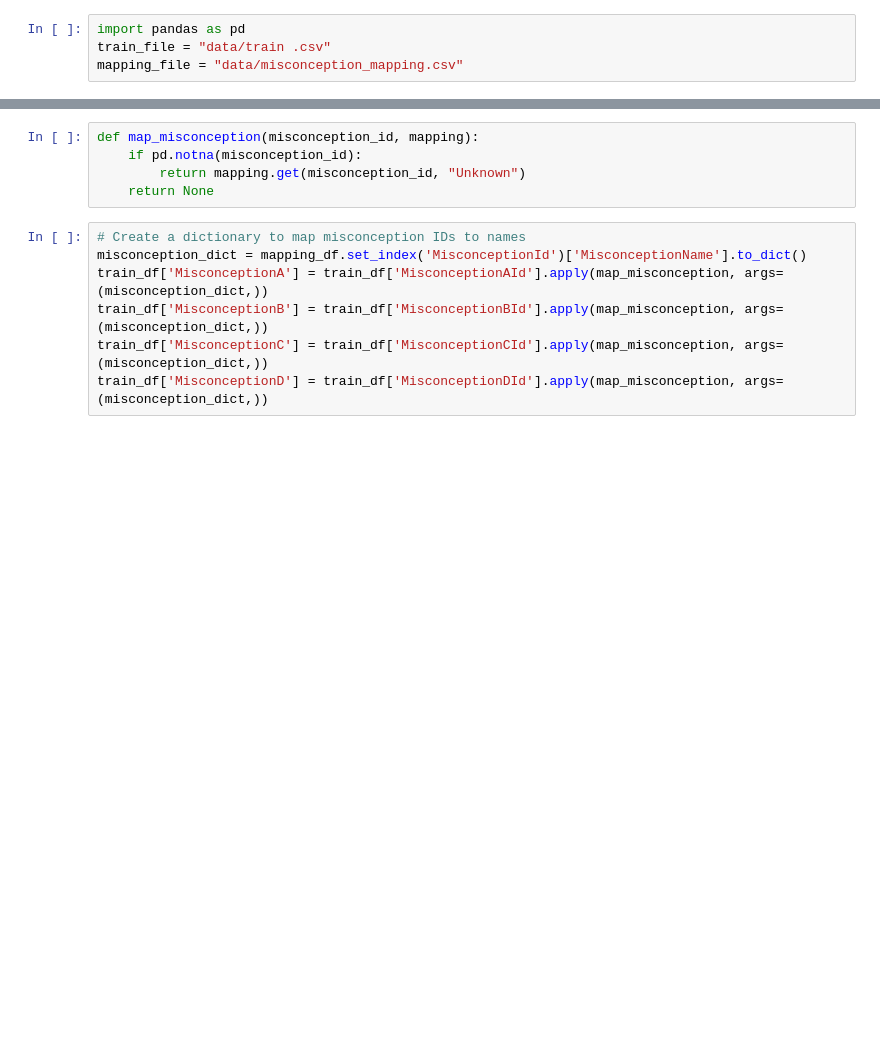
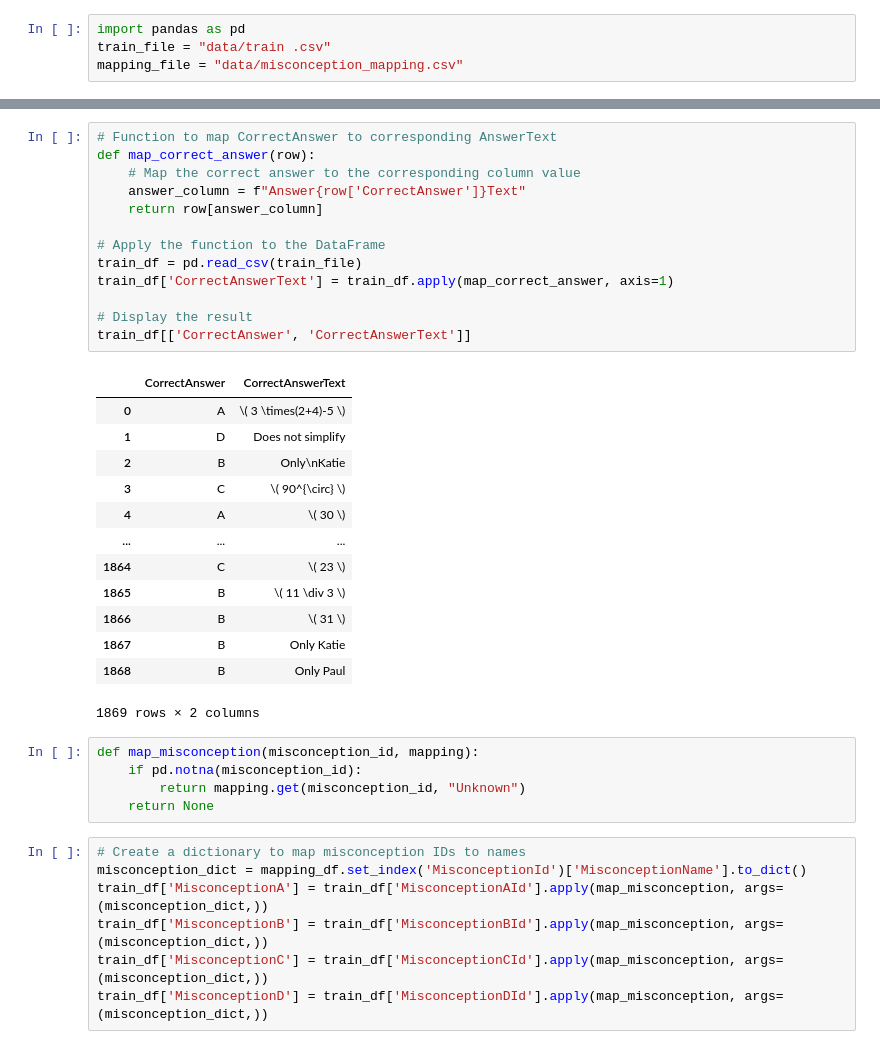
Before and after one commit to zhuzhiyang258/kaggle-Eedi, a Jupyter notebook: preprocess.ipynb, the cells around one changed output, grey strips where cells are left out. Cells and saved outputs as stored; diff of their text form; blank space fills up the shorter version.

Commit message:
correct df to be needed

```diff
--- a/preprocess.ipynb
+++ b/preprocess.ipynb
@@ -12,3 +30,30 @@ print(mapping_df.head())
+# %%
+# Function to map CorrectAnswer to corresponding AnswerText
+def map_correct_answer(row):
+    # Map the correct answer to the corresponding column value
+    answer_column = f"Answer{row['CorrectAnswer']}Text"
+    return row[answer_column]
+
+# Apply the function to the DataFrame
+train_df = pd.read_csv(train_file)
+train_df['CorrectAnswerText'] = train_df.apply(map_correct_answer, axis=1)
+
+# Display the result
+train_df[['CorrectAnswer', 'CorrectAnswerText']]
+# %% [output]
+|  | CorrectAnswer | CorrectAnswerText |
+| 0 | A | \( 3 \times(2+4)-5 \) |
+| 1 | D | Does not simplify |
+| 2 | B | Only\nKatie |
+| 3 | C | \( 90^{\circ} \) |
+| 4 | A | \( 30 \) |
+| ... | ... | ... |
+| 1864 | C | \( 23 \) |
+| 1865 | B | \( 11 \div 3 \) |
+| 1866 | B | \( 31 \) |
+| 1867 | B | Only Katie |
+| 1868 | B | Only Paul |
+1869 rows × 2 columns
 # %%
 def map_misconception(misconception_id, mapping):
     if pd.notna(misconception_id):
```
Also changed, not shown: parts of 4 cells of this notebook, 2 other files.
